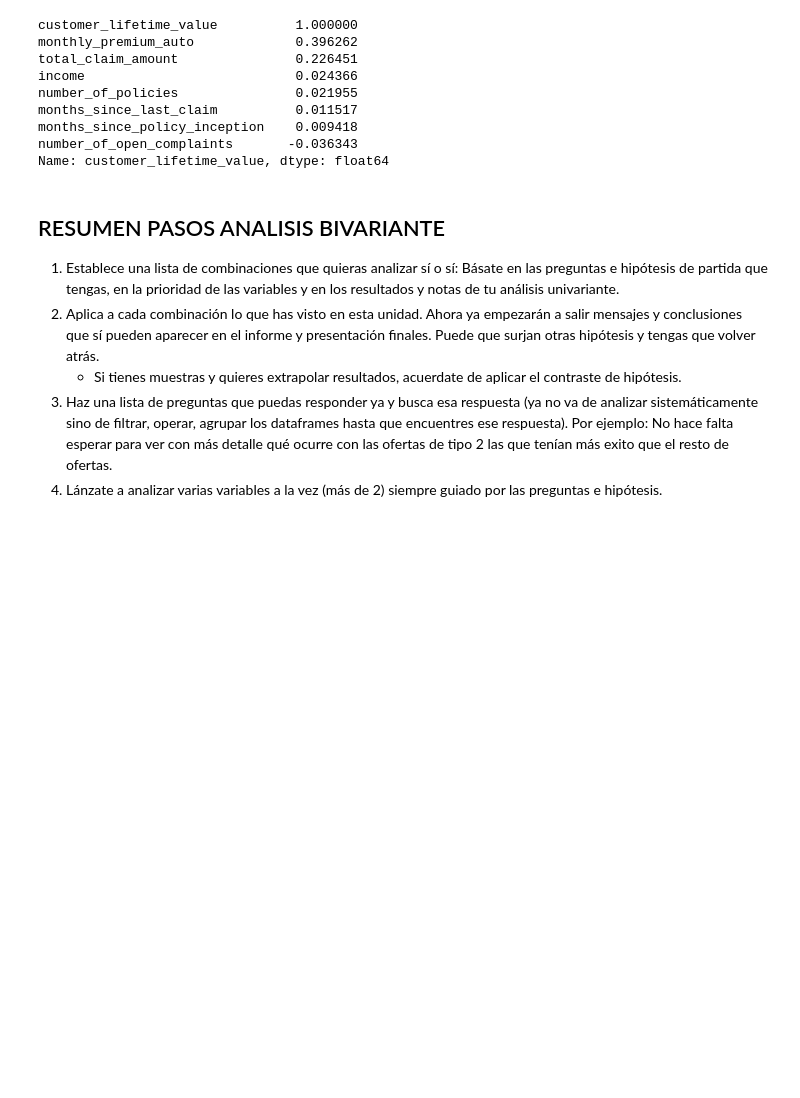
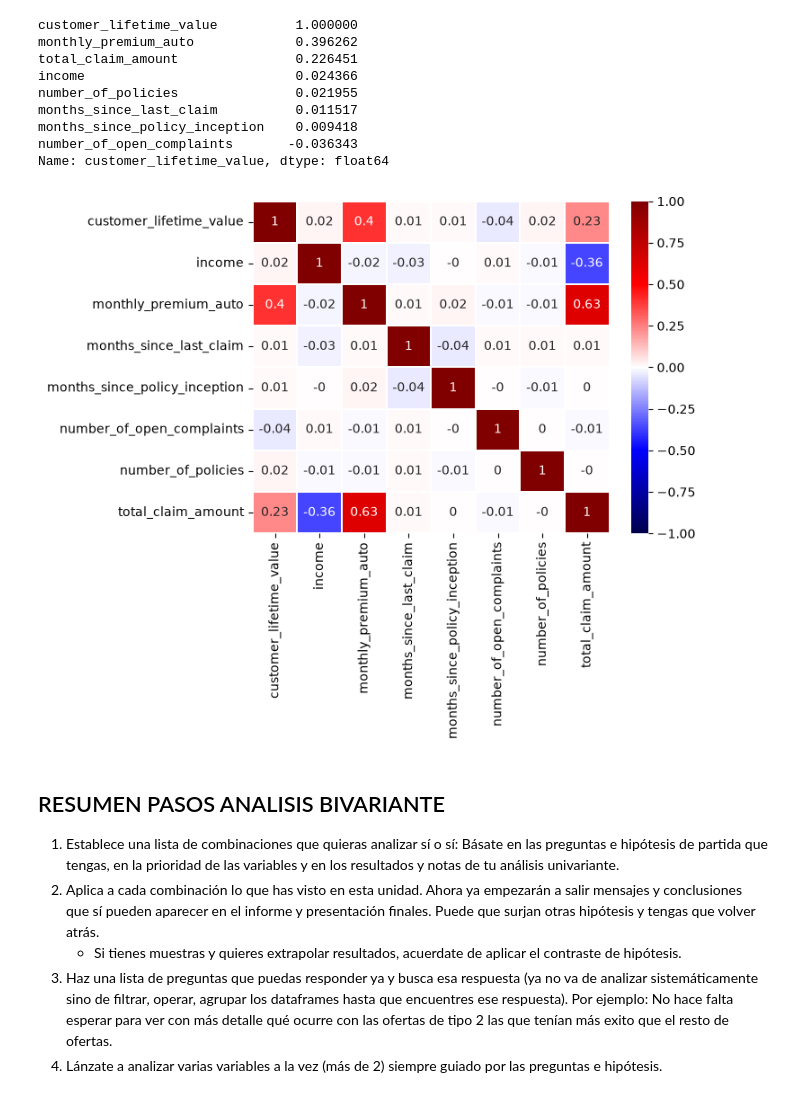
Before and after one commit to jorgeshzhndz/DS-Repo-JorgeSanchez, a Jupyter notebook: 03_Data_Analysis/03_EDA_Estadistica_Descriptiva/U02_Bivariante_Multivariante/teoria/06_Test_Cat_Num_y_Num_Num.ipynb, the cells around one changed output. Drawn from its saved outputs; the diff is of its cells as text; code cells hidden in the pictures; blank space fills up the shorter version.

```diff
--- a/03_Data_Analysis/03_EDA_Estadistica_Descriptiva/U02_Bivariante_Multivariante/teoria/06_Test_Cat_Num_y_Num_Num.ipynb
+++ b/03_Data_Analysis/03_EDA_Estadistica_Descriptiva/U02_Bivariante_Multivariante/teoria/06_Test_Cat_Num_y_Num_Num.ipynb
@@ -194,6 +195,23 @@ months_since_last_claim          0.011517
 months_since_policy_inception    0.009418
 number_of_open_complaints       -0.036343
 Name: customer_lifetime_value, dtype: float64
+# %%
+#HEAT MAP. Hay que guardar la funcion de correlacion .
+corr = df_seguros.select_dtypes('number').corr().round(2)
+
+sns.heatmap(
+    corr,
+    vmin=-1,
+    vmax=1,
+    center=0,
+    cmap="seismic",
+    annot=True,
+    linewidths=0.1,
+    linecolor="white")
+
+plt.show()
+# %% [output]
+[figure, added]
 # %% [markdown]
 ## RESUMEN PASOS ANALISIS BIVARIANTE
 
```
Also changed, not shown: parts of 1 cell of this notebook, 26 other files.
